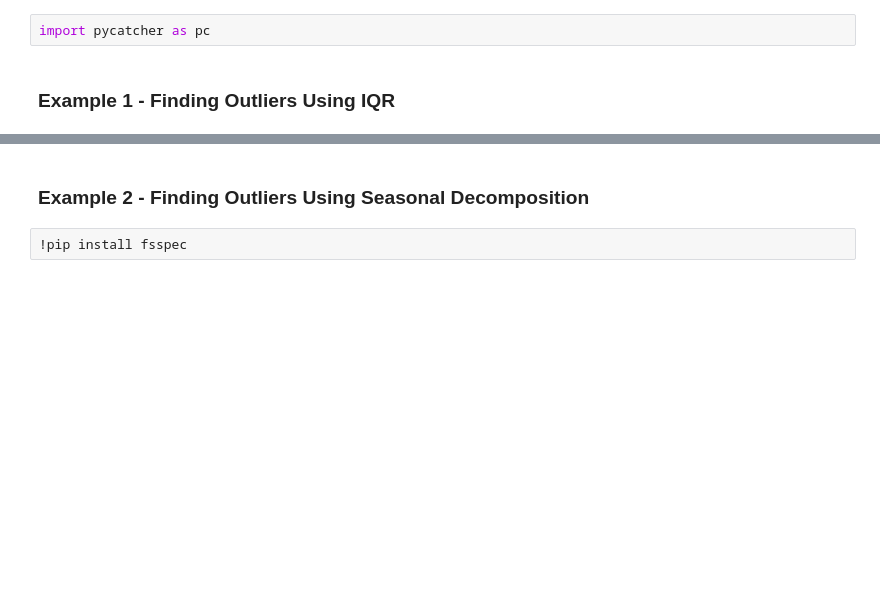
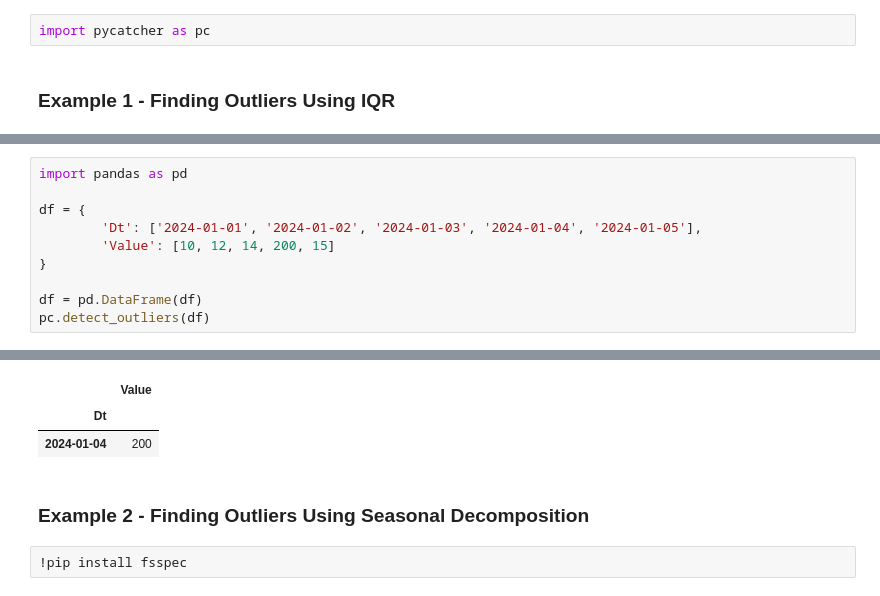
Before and after one commit to aseemanand/pycatcher, a Jupyter notebook: notebooks/Example Notebook.ipynb, the cells around one changed output, grey strips where cells are left out. Saved outputs shown, nothing was run; the diff lists cells and outputs as text; blank space fills up the shorter version.

```diff
--- a/notebooks/Example Notebook.ipynb
+++ b/notebooks/Example Notebook.ipynb
@@ -53,0 +25,11 @@ Name: ID, dtype: datetime64[ns]' has dtype incompatible with int64, please expli
+# %%
+import pandas as pd
+
+df = {
+        'Dt': ['2024-01-01', '2024-01-02', '2024-01-03', '2024-01-04', '2024-01-05'],
+        'Value': [10, 12, 14, 200, 15]
+}
+
+df = pd.DataFrame(df)
+pc.detect_outliers(df)
+# %% [output]
@@ -54,3 +44,6 @@ Name: ID, dtype: datetime64[ns]' has dtype incompatible with int64, please expli
+|  | Value |
+| Dt |  |
+| 2024-01-04 | 200 |
 # %% [markdown]
 ### Example 2 - Finding Outliers Using Seasonal Decomposition
 # %%
```
Also changed, not shown: parts of 9 cells of this notebook, 2 other files.
